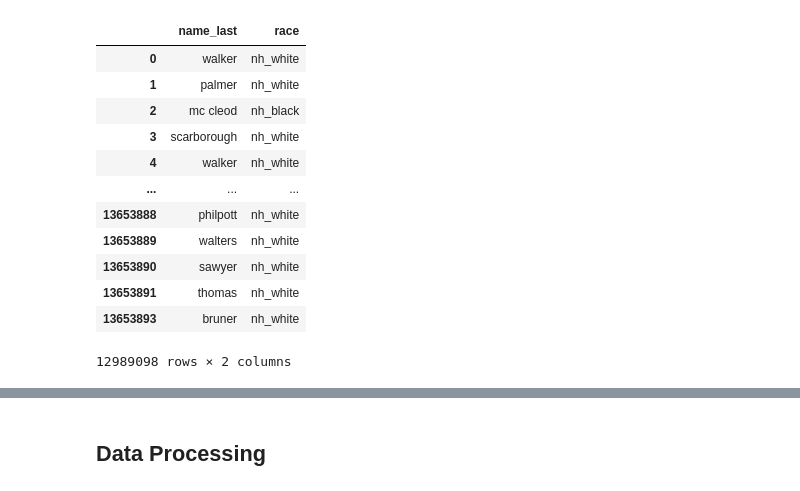
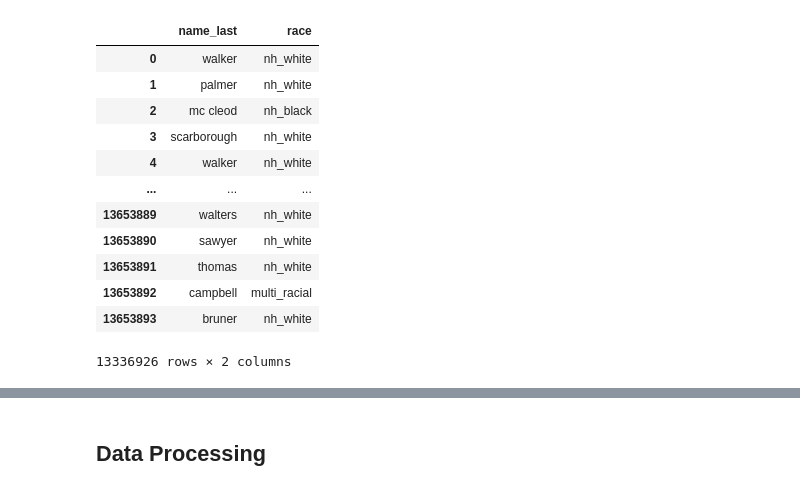
Before and after one commit to appeler/edit_names, a Jupyter notebook: notebooks/knn_cosine_levenshtein_threadpool.ipynb, the cells around one changed output, grey strips where cells are left out. Cells and saved outputs as stored; diff of their text form; code cells hidden in the pictures.

```diff
--- a/notebooks/knn_cosine_levenshtein_threadpool.ipynb
+++ b/notebooks/knn_cosine_levenshtein_threadpool.ipynb
@@ -30,29 +16,32 @@ REGEN = True
 # %%
 # Florida voter file
 df = pd.read_csv('./dataverse_files/fl_reg_name_race.csv.gz', usecols=['name_last', 'race'])
 df.dropna(subset=['name_last'], inplace=True)
 
-sdf = df[df.race.isin(['multi_racial', 'native_indian', 'other', 'unknown']) == False]
+# We assume unknown as missing at random
+sdf = df[df.race.isin(['unknown']) == False]
 del df
 
 # Setting consistent case for names
-sdf['name_last'] = sdf.name_last.str.lower()
+sdf['name_last'] = sdf.name_last.str.strip().str.lower()
 
 sdf
+
+#sdf = df[df.race.isin(['multi_racial', 'native_indian', 'other', 'unknown']) == False]
 # %% [output]
 |  | name_last | race |
 | 0 | walker | nh_white |
 | 1 | palmer | nh_white |
 | 2 | mc cleod | nh_black |
 | 3 | scarborough | nh_white |
 | 4 | walker | nh_white |
 | ... | ... | ... |
-| 13653888 | philpott | nh_white |
 | 13653889 | walters | nh_white |
 | 13653890 | sawyer | nh_white |
 | 13653891 | thomas | nh_white |
+| 13653892 | campbell | multi_racial |
 | 13653893 | bruner | nh_white |
-12989098 rows × 2 columns
+13336926 rows × 2 columns
 # %%
 # check the different races filtered
 sdf.race.value_counts()
```
Also changed, not shown: parts of 27 cells of this notebook.
